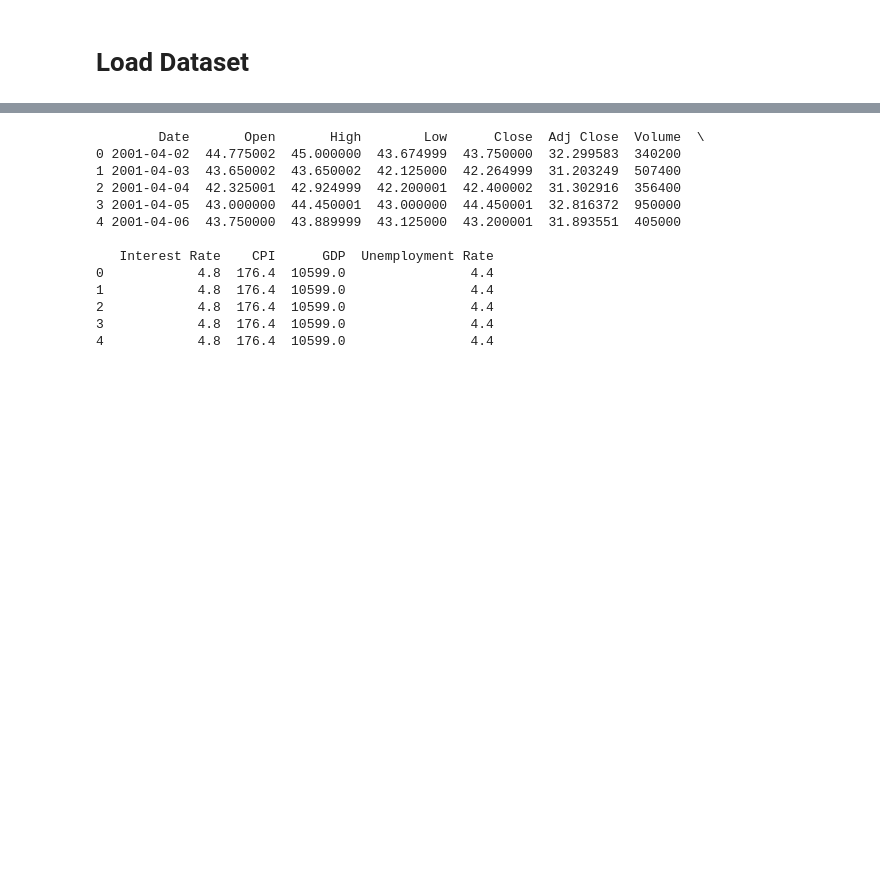
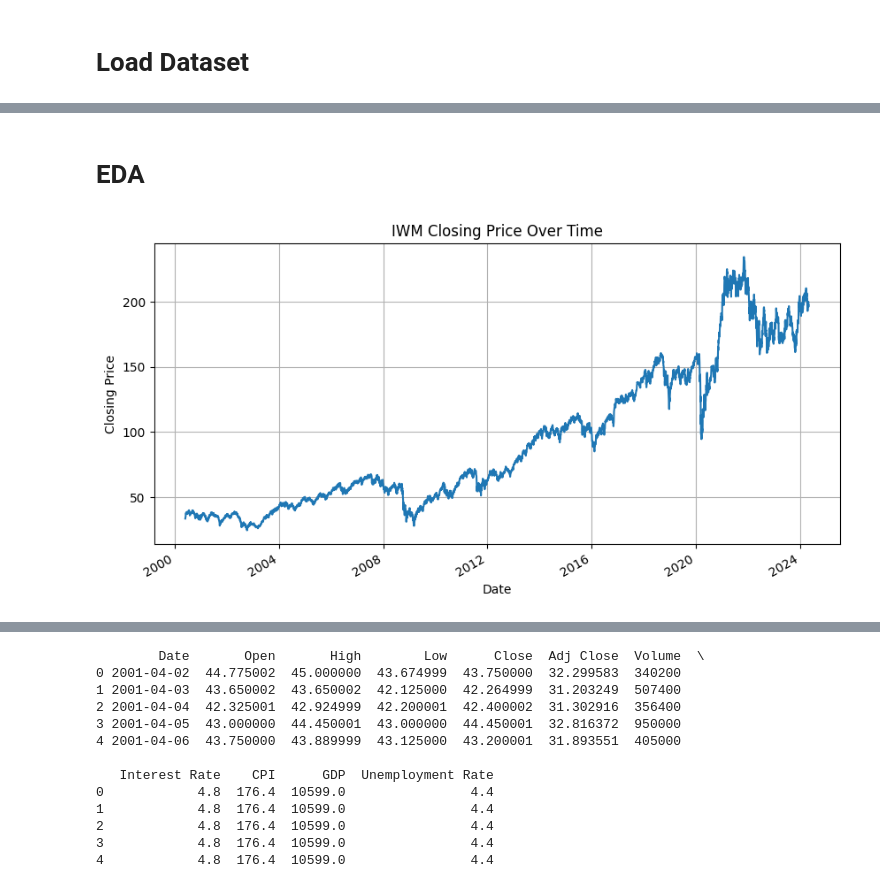
Before and after one commit to johri-lab/Algorithmic-ML-Trading-Strategy, a Jupyter notebook: EDA_and_classification.ipynb, the cells around one changed output, grey strips where cells are left out. Cells and saved outputs as stored; diff of their text form; code cells hidden in the pictures; blank space fills up the shorter version.

```diff
--- a/EDA_and_classification.ipynb
+++ b/EDA_and_classification.ipynb
@@ -29,0 +58,12 @@ iwm_data = fetch_iwm_data()
+# %% [markdown]
+# EDA
+# %%
+# Plotting closing price over time
+iwm_data['Close'].plot(figsize=(10, 5))
+plt.title('IWM Closing Price Over Time')
+plt.xlabel('Date')
+plt.ylabel('Closing Price')
+plt.grid(True)
+plt.show()
+# %% [output]
+[figure, added]
```
Also changed, not shown: parts of 36 cells of this notebook.
